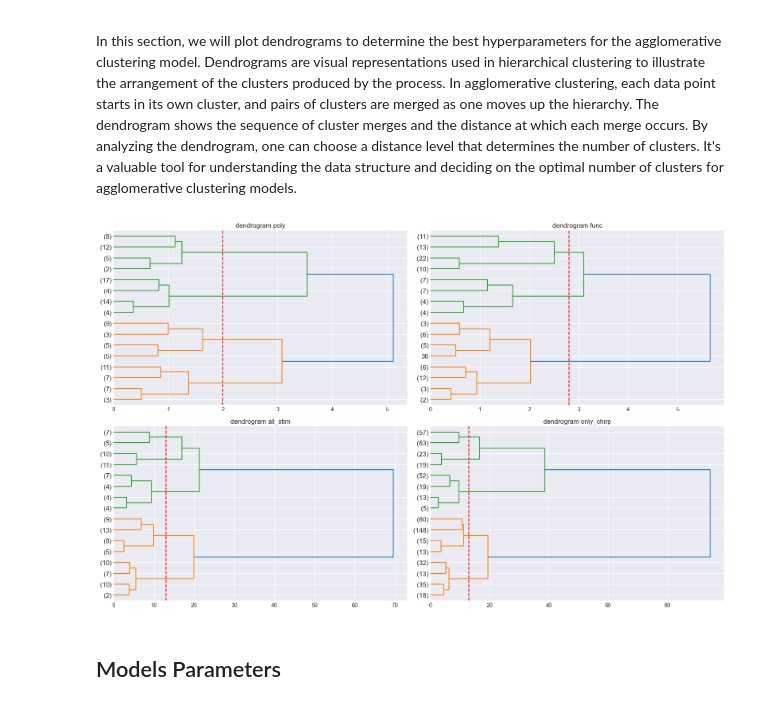
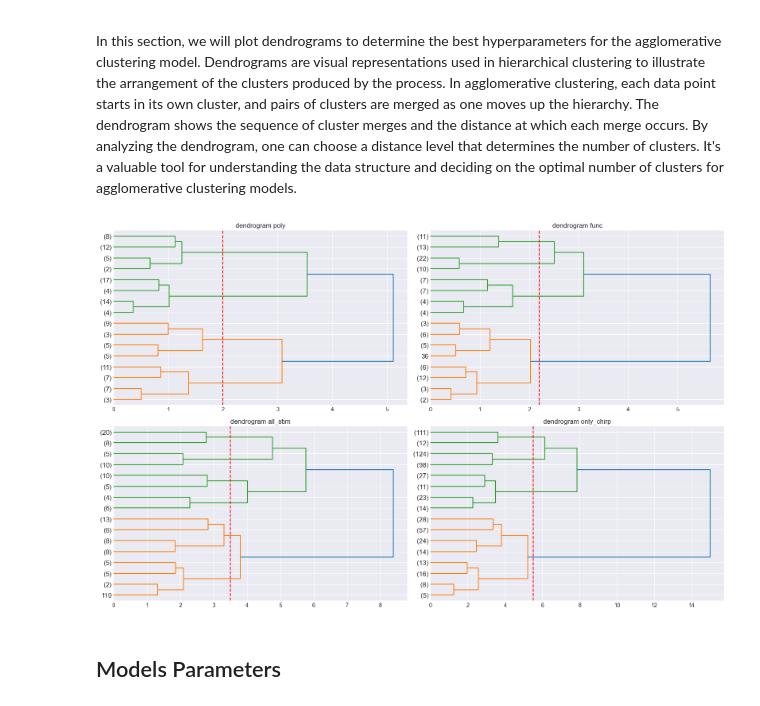
Before and after one commit to davidnfu0/Retinal-Ganglion-Cell-Analysis, a Jupyter notebook: notebooks/4-clustering/4.2-clustering_hyperparams_search.ipynb, the cells around one changed output. Drawn from its saved outputs; the diff is of its cells as text; code cells hidden in the pictures.

```diff
--- a/notebooks/4-clustering/4.2-clustering_hyperparams_search.ipynb
+++ b/notebooks/4-clustering/4.2-clustering_hyperparams_search.ipynb
@@ -85,10 +85,10 @@ plot_number = 1
 figure_size = (columns * 7, rows * 5)
 cluster_range = range(2, 21)
 k_means_n_clusters = {
-    "poly": 6,
-    "func": 6,
-    "all_stim": 6,
-    "only_chirp": 8,
+    "poly": 4,
+    "func": 7,
+    "all_stim": 5,
+    "only_chirp": 6,
 }
 _, axs = plt.subplots(nrows=rows, ncols=columns, figsize=figure_size)
 for df_name, data in dfs_norm.items():
@@ -119,8 +119,8 @@ figure_size = (columns * 8, rows * 5)
 dbscan_eps = {
     "poly": 0.4,
     "func": 0.35,
-    "all_stim": 2.35,
-    "only_chirp": 0.6,
+    "all_stim": 1.35,
+    "only_chirp": 0.9,
 }
 min_samples = 5
 _, axs = plt.subplots(ncols=columns, nrows=rows, figsize=figure_size)
@@ -186,33 +186,33 @@ In this section, we will plot dendrograms to determine the best hyperparameters
 # %%
 hide_warnings()
 columns = 2 if len(dfs_norm) > 1 else 1
 rows = int(np.ceil(len(dfs) / columns))
 plot_number = 1
 figure_size = (columns * 8, rows * 5)
 dendrogram_distance_threshold = {
     "poly": 2,
-    "func": 2.8,
-    "all_stim": 13,
-    "only_chirp": 13,
+    "func": 2.2,
+    "all_stim": 3.5,
+    "only_chirp": 5.5,
 }
 _, axs = plt.subplots(ncols=columns, nrows=rows, figsize=figure_size)
 for df_name, data in dfs_norm.items():
     subplot_row = (plot_number - 1) // columns
     subplot_column = (plot_number - 1) % columns
     plot_dendrogram(
         title=f"dendrogram {df_name}",
         X=data,
         axs=axs,
         subplot_coords=(subplot_row, subplot_column),
         vertical_line=dendrogram_distance_threshold[df_name],
         truncate_mode="level",
         p=3,
     )
     plot_number += 1
 plt.tight_layout()
 plt.show()
 # %% [output]
-[figure, old version]
+[figure, new version]
 # %% [markdown]
 ## Models Parameters
 # %%
```
Also changed, not shown: parts of 4 cells of this notebook, 5 other files.
